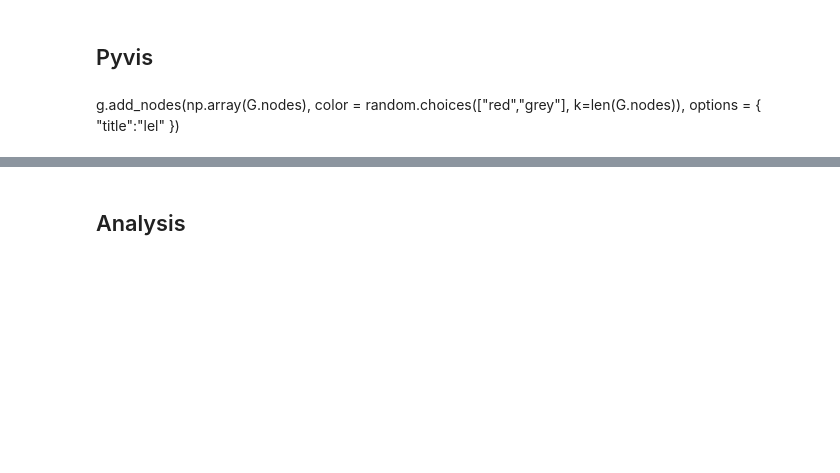
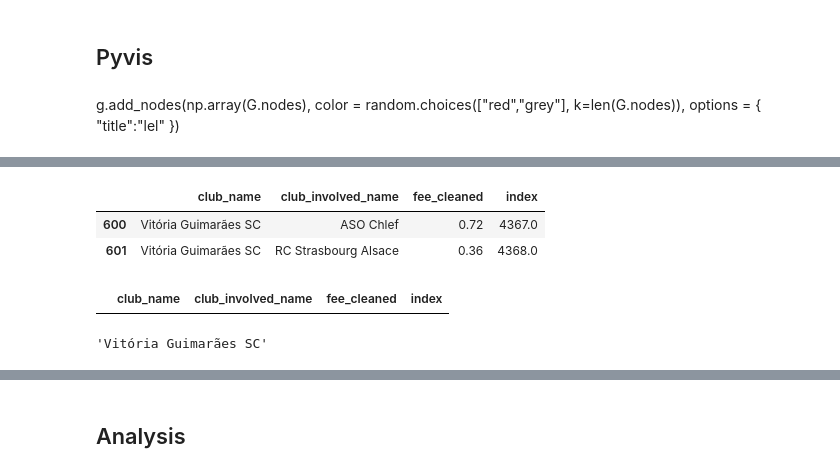
Before and after one commit to TobiasW1891/Networks, a Jupyter notebook: Ligen General.ipynb, the cells around one changed output, grey strips where cells are left out. Cells and saved outputs as stored; diff of their text form; code cells hidden in the pictures; blank space fills up the shorter version.

```diff
--- a/Ligen General.ipynb
+++ b/Ligen General.ipynb
@@ -362,6 +367,20 @@ g.show("Test.html")
 [interactive output not drawn]
 # %%
 g.save_graph(year+"_allLeagues.html")
+# %%
+DFun.loc[DFun["club_name"]=="Vitória Guimarães SC"]
+# %% [output]
+|  | club_name | club_involved_name | fee_cleaned | index |
+| 600 | Vitória Guimarães SC | ASO Chlef | 0.72 | 4367.0 |
+| 601 | Vitória Guimarães SC | RC Strasbourg Alsace | 0.36 | 4368.0 |
+# %%
+DFun.loc[DFun["club_involved_name"]=="Chlef"]
+# %% [output]
+|  | club_name | club_involved_name | fee_cleaned | index |
+# %%
+"Vitória Guimarães SC"
+# %% [output]
+'Vitória Guimarães SC'
 # %%
 DF.shape[0]
 # %% [output]
```
Also changed, not shown: parts of 44 cells of this notebook.
